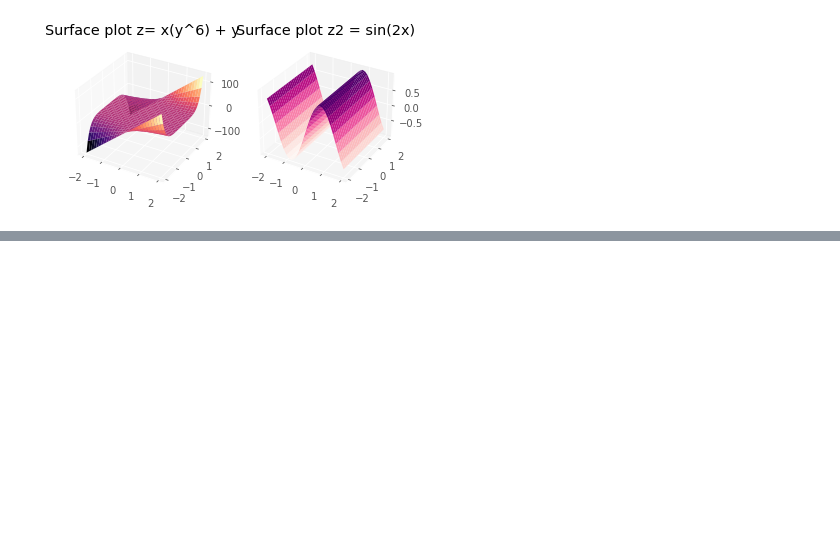
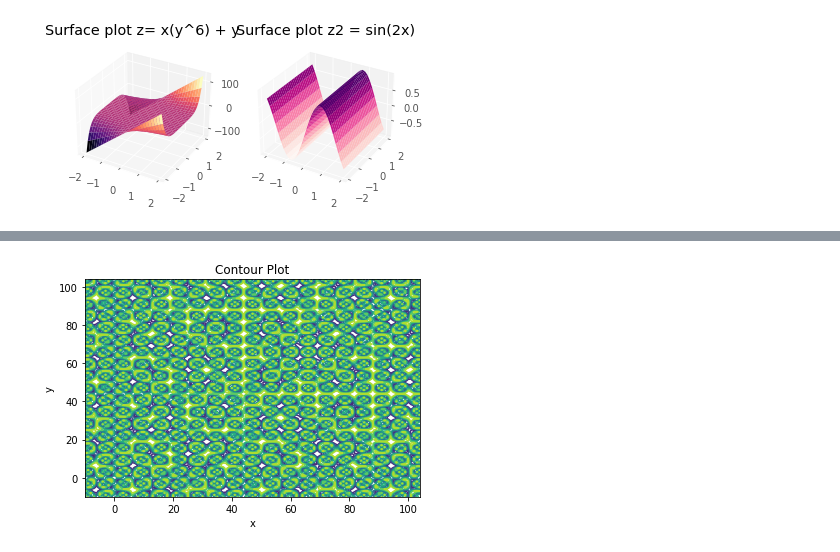
Before and after one commit to 4bdul4ziz/Jupyter-Lab, a Jupyter notebook: meth.ipynb, the cells around one changed output, grey strips where cells are left out. Drawn from its saved outputs; the diff is of its cells as text; code cells hidden in the pictures; blank space fills up the shorter version.

```diff
--- a/meth.ipynb
+++ b/meth.ipynb
@@ -184,0 +201,15 @@ plt.show()
+# %%
+import matplotlib.pyplot as plt
+import numpy as py
+x = py.arange(-10, 104.2)
+y = py.arange(-10, 104.2)
+[x, y] = py.meshgrid(x,y)
+fig, ax = plt.subplots(1, 1)
+z = py.sin(x*y)
+ax. contour(x, y, z)
+ax.set_title('Contour Plot')
+ax.set_xlabel('x')
+ax.set_ylabel('y')
+plt.show()
+# %% [output]
+[figure, added]
```
Also changed, not shown: parts of 5 cells of this notebook.
